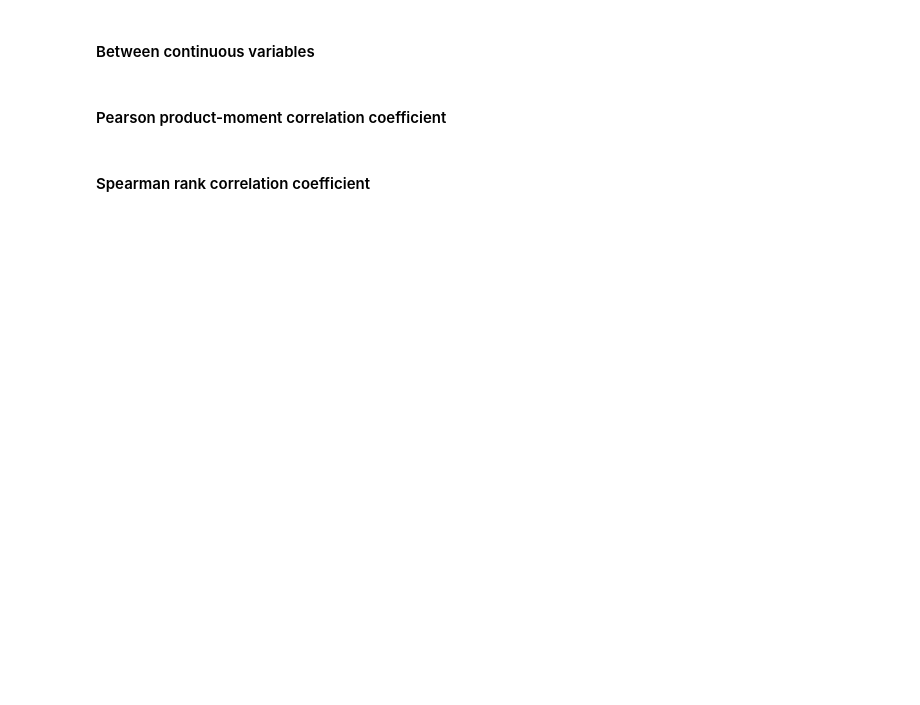
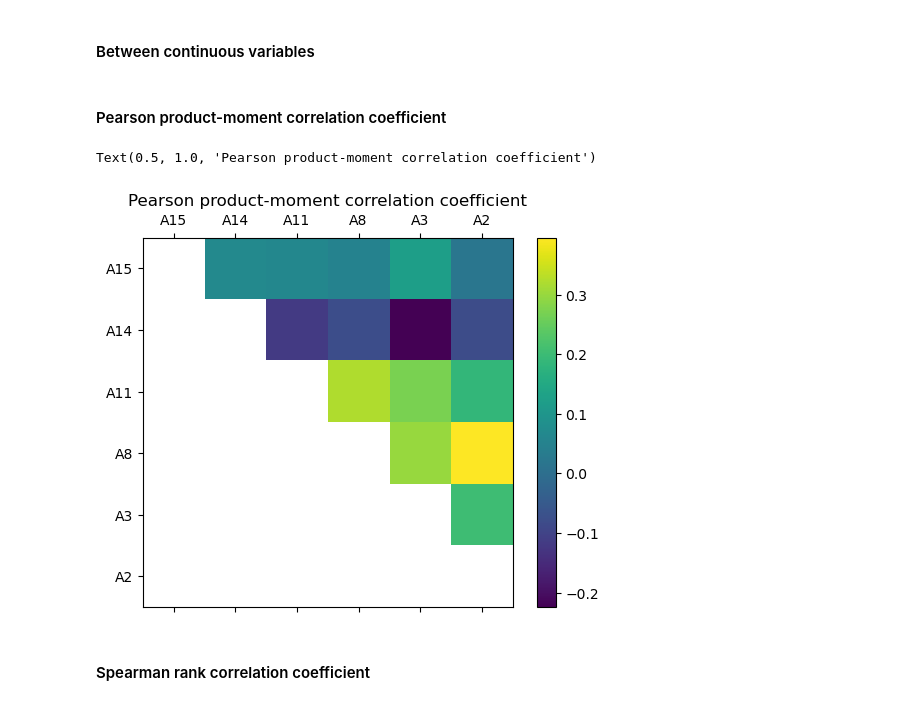
Before and after one commit to toniklenk/WissPro-final-project, a Jupyter notebook: CreditCardApproval EDA DianaMax.ipynb, the cells around one changed output. Drawn from its saved outputs; the diff is of its cells as text; code cells hidden in the pictures; blank space fills up the shorter version.

```diff
--- a/CreditCardApproval EDA DianaMax.ipynb
+++ b/CreditCardApproval EDA DianaMax.ipynb
@@ -414,17 +579,20 @@ spearman_mat = pd.DataFrame(index=vars_con, columns=vars_con, dtype=np.float64)
 # %%
 for var1, var2 in itertools.combinations(vars_con, r=2):
 
     pearson_mat.loc[var1,var2] =  pearsonr(
         df[[var1,var2]].dropna(how='any')[var1],
         df[[var1,var2]].dropna(how='any')[var2]).statistic
 
 fig, ax = plt.subplots()
 axi = ax.matshow(pearson_mat)
 ax.set_xticks(range(n_con), labels=vars_con)
 ax.set_yticks(range(n_con), labels=vars_con)
 
 plt.colorbar(axi, ax=ax)
-ax.set_title('Pearson product-moment correlation coefficient')
+plt.title('Pearson product-moment correlation coefficient')
+# %% [output]
+Text(0.5, 1.0, 'Pearson product-moment correlation coefficient')
+[figure, added]
 # %% [markdown]
 #### Spearman rank correlation coefficient
 # %%
```
Also changed, not shown: parts of 61 cells of this notebook.
